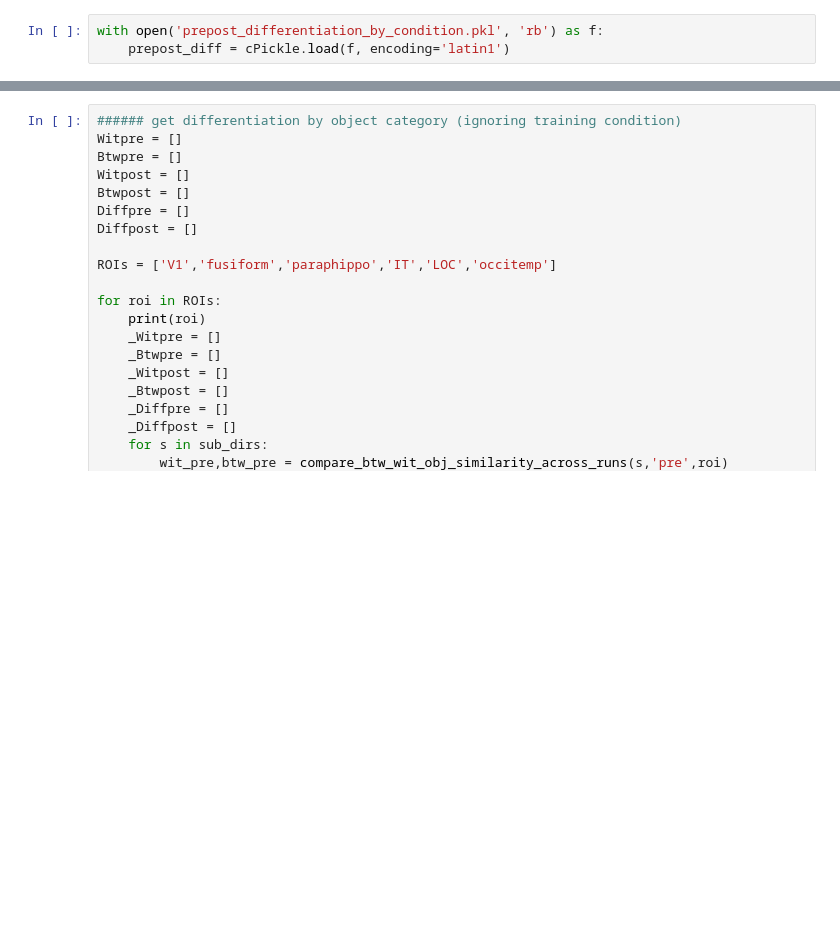
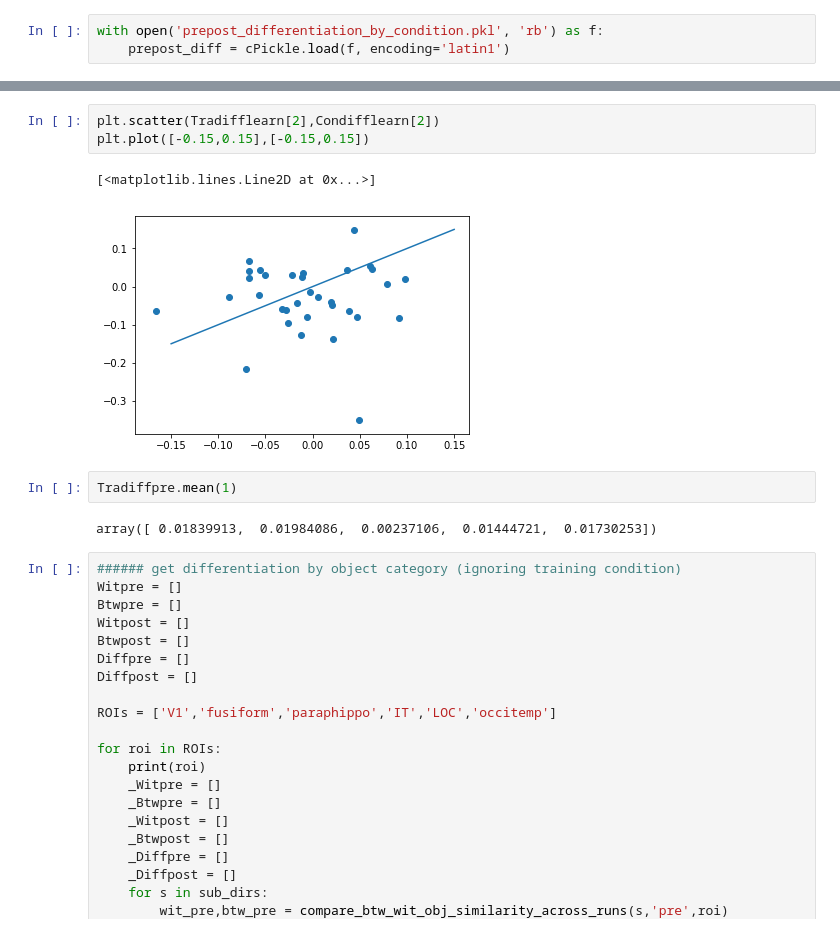
Before and after one commit to judithfan/neurosketch, a Jupyter notebook: neurosketch_prepostRSA.ipynb, the cells around one changed output, grey strips where cells are left out. Cells and saved outputs as stored; diff of their text form; blank space fills up the shorter version.

```diff
--- a/neurosketch_prepostRSA.ipynb
+++ b/neurosketch_prepostRSA.ipynb
@@ -437,3 +441,13 @@ print(Conddifflearn.mean(1))
+# %%
+plt.scatter(Tradifflearn[2],Condifflearn[2])
+plt.plot([-0.15,0.15],[-0.15,0.15])
+# %% [output]
+[<matplotlib.lines.Line2D at 0x...>]
+[figure, added]
+# %%
+Tradiffpre.mean(1)
+# %% [output]
+array([ 0.01839913,  0.01984086,  0.00237106,  0.01444721,  0.01730253])
 # %%
 ###### get differentiation by object category (ignoring training condition)
 Witpre = []
```
Also changed, not shown: parts of 3 cells of this notebook.
